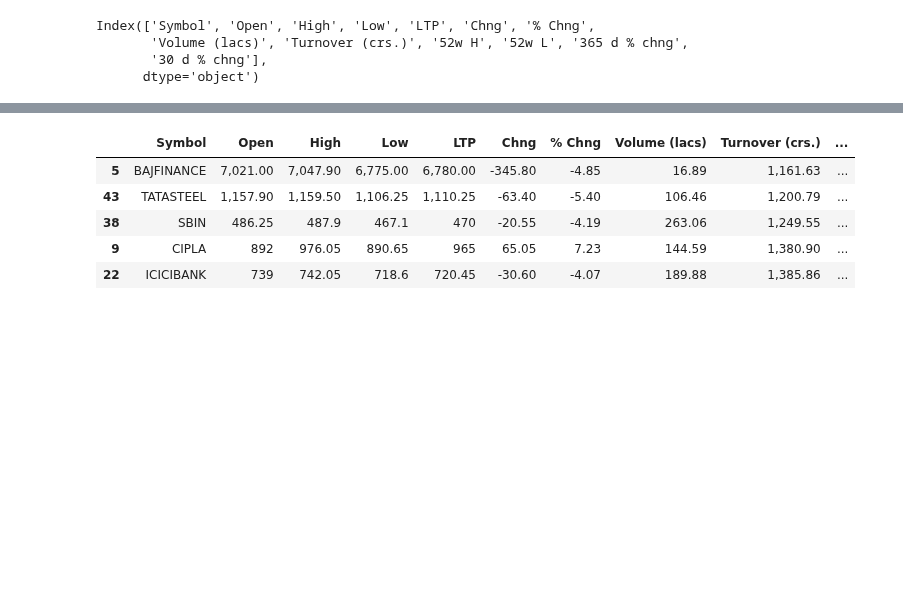
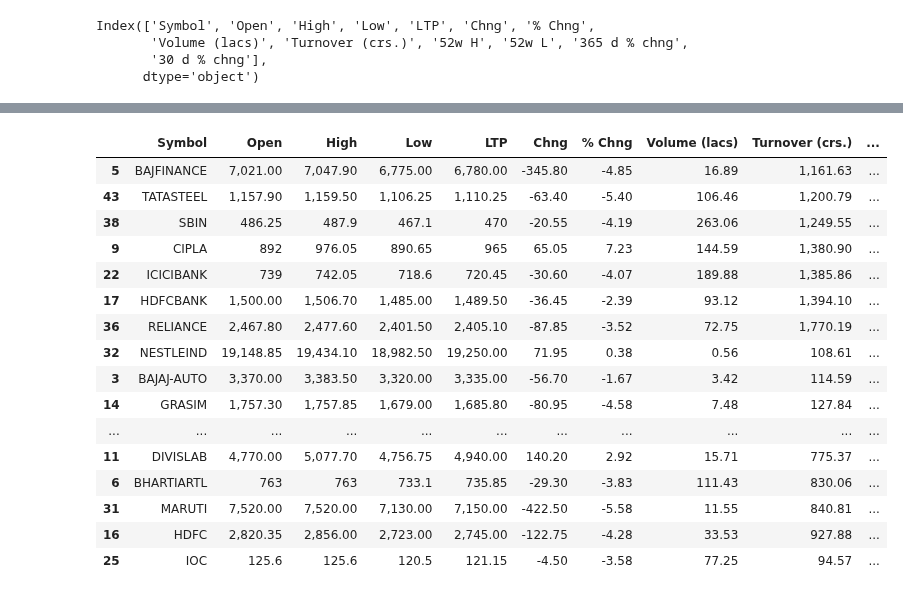
Before and after one commit to chandanabrdwj/100DaysOfML, a Jupyter notebook: nifty-50-stocks.ipynb, the cells around one changed output, grey strips where cells are left out. Cells and saved outputs as stored; diff of their text form; code cells hidden in the pictures; blank space fills up the shorter version.

```diff
--- a/nifty-50-stocks.ipynb
+++ b/nifty-50-stocks.ipynb
@@ -81,9 +178,20 @@ Index(['Symbol', 'Open', 'High', 'Low', 'LTP', 'Chng', '% Chng',
 # %%
-df.sort_values('Turnover (crs.)').head()
+df.sort_values('Turnover (crs.)')
 # %% [output]
 |  | Symbol | Open | High | Low | LTP | Chng | % Chng | Volume (lacs) | Turnover (crs.) | ... |
 | 5 | BAJFINANCE | 7,021.00 | 7,047.90 | 6,775.00 | 6,780.00 | -345.80 | -4.85 | 16.89 | 1,161.63 | ... |
 | 43 | TATASTEEL | 1,157.90 | 1,159.50 | 1,106.25 | 1,110.25 | -63.40 | -5.40 | 106.46 | 1,200.79 | ... |
 | 38 | SBIN | 486.25 | 487.9 | 467.1 | 470 | -20.55 | -4.19 | 263.06 | 1,249.55 | ... |
 | 9 | CIPLA | 892 | 976.05 | 890.65 | 965 | 65.05 | 7.23 | 144.59 | 1,380.90 | ... |
 | 22 | ICICIBANK | 739 | 742.05 | 718.6 | 720.45 | -30.60 | -4.07 | 189.88 | 1,385.86 | ... |
+| 17 | HDFCBANK | 1,500.00 | 1,506.70 | 1,485.00 | 1,489.50 | -36.45 | -2.39 | 93.12 | 1,394.10 | ... |
+| 36 | RELIANCE | 2,467.80 | 2,477.60 | 2,401.50 | 2,405.10 | -87.85 | -3.52 | 72.75 | 1,770.19 | ... |
+| 32 | NESTLEIND | 19,148.85 | 19,434.10 | 18,982.50 | 19,250.00 | 71.95 | 0.38 | 0.56 | 108.61 | ... |
+| 3 | BAJAJ-AUTO | 3,370.00 | 3,383.50 | 3,320.00 | 3,335.00 | -56.70 | -1.67 | 3.42 | 114.59 | ... |
+| 14 | GRASIM | 1,757.30 | 1,757.85 | 1,679.00 | 1,685.80 | -80.95 | -4.58 | 7.48 | 127.84 | ... |
+| ... | ... | ... | ... | ... | ... | ... | ... | ... | ... | ... |
+| 11 | DIVISLAB | 4,770.00 | 5,077.70 | 4,756.75 | 4,940.00 | 140.20 | 2.92 | 15.71 | 775.37 | ... |
+| 6 | BHARTIARTL | 763 | 763 | 733.1 | 735.85 | -29.30 | -3.83 | 111.43 | 830.06 | ... |
+| 31 | MARUTI | 7,520.00 | 7,520.00 | 7,130.00 | 7,150.00 | -422.50 | -5.58 | 11.55 | 840.81 | ... |
+| 16 | HDFC | 2,820.35 | 2,856.00 | 2,723.00 | 2,745.00 | -122.75 | -4.28 | 33.53 | 927.88 | ... |
+| 25 | IOC | 125.6 | 125.6 | 120.5 | 121.15 | -4.50 | -3.58 | 77.25 | 94.57 | ... |
```
Also changed, not shown: parts of 8 cells of this notebook.
